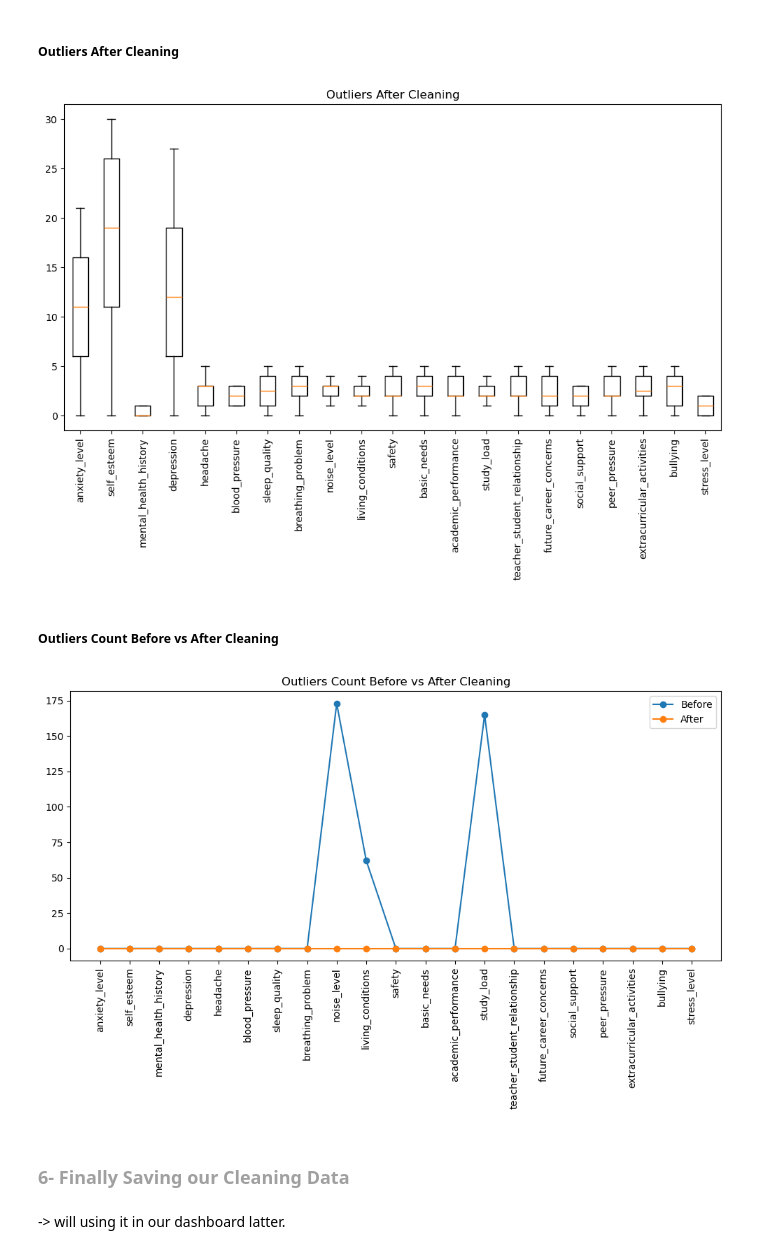
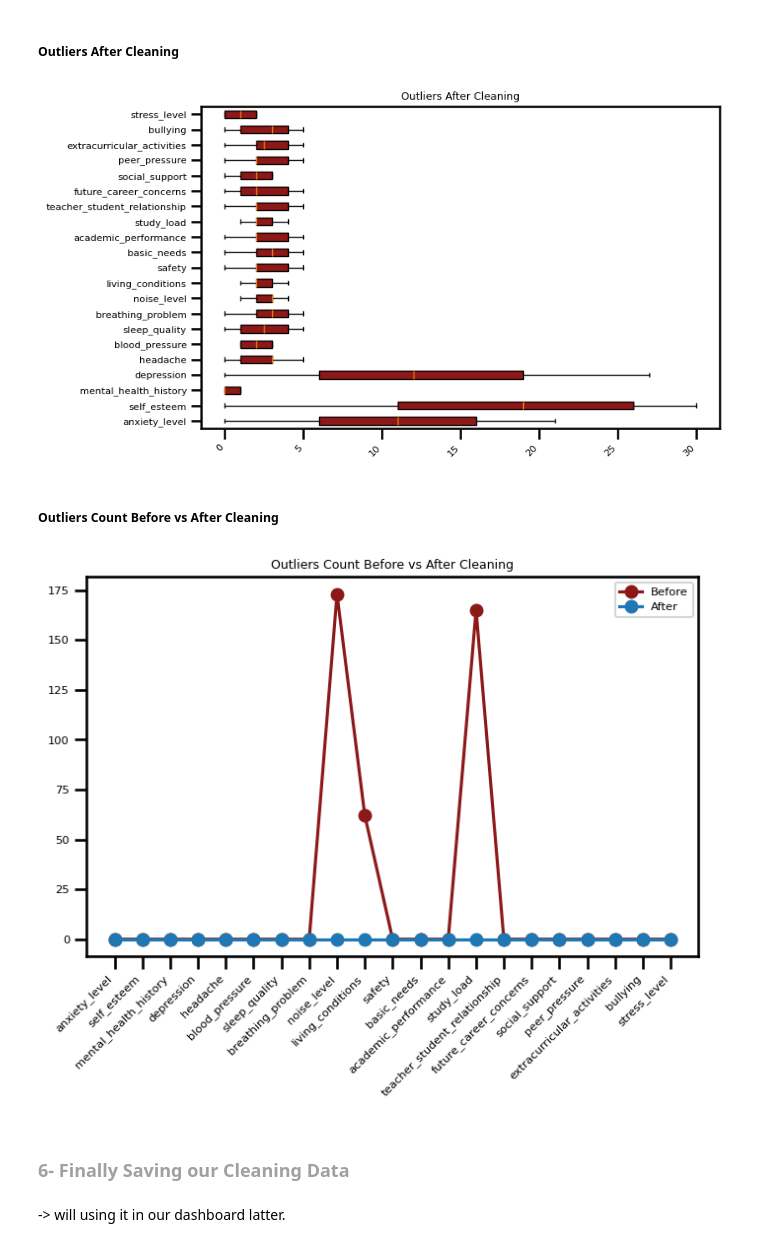
Before and after one commit to sandosaa/ML-project, a Jupyter notebook: ML project.ipynb, the cells around one changed output. Saved outputs shown, nothing was run; the diff lists cells and outputs as text; code cells hidden in the pictures.

```diff
--- a/ML project.ipynb
+++ b/ML project.ipynb
@@ -128,7 +130,7 @@ from sklearn.model_selection import train_test_split
 </h1>
 # %%
 #cspell:disable
-data = pd.read_csv(r"c:\Users\raya\Downloads\StressLevelDataset (1).csv")
+data = pd.read_csv(r"StressLevelDataset.csv")
 print ("\nDisplay The first 10 rows :")
 data.head(10)
 # %% [output]
@@ -323,25 +325,26 @@ outlier_summary
 # %% [markdown]
 ##### Outliers After Cleaning
 # %%
-plt.figure(figsize=(12, 6))
-plt.boxplot(data[numeric_cols].values, labels=numeric_cols)
+numeric_cols = data.columns
+plt.figure(figsize=(8,5))
+plt.boxplot(data[numeric_cols].values, tick_labels=numeric_cols, vert=False ,patch_artist=True, boxprops=dict(facecolor='#8C1818'))
 plt.title("Outliers After Cleaning")
-plt.xticks(rotation=90)
+plt.xticks(rotation=45, ha='right')
 plt.show()
 # %% [output]
-[figure, old version]
+[figure, new version]
 # %% [markdown]
 ##### Outliers Count Before vs After Cleaning
 # %%
-plt.figure(figsize=(12, 5))
-plt.plot(outlier_summary["Outliers Before"], marker="o")
-plt.plot(outlier_summary["Outliers After"], marker="o")
-plt.xticks(range(len(numeric_cols)), numeric_cols, rotation=90)
+plt.figure(figsize=(8,5))
+plt.plot(outlier_summary["Outliers Before"], marker="o", color= '#8C1818')
+plt.plot(outlier_summary["Outliers After"], marker="o", color= '#1F77B4')
+plt.xticks(range(len(numeric_cols)), numeric_cols, rotation=45, ha='right')
 plt.title("Outliers Count Before vs After Cleaning")
 plt.legend(["Before", "After"])
 plt.show()
 # %% [output]
-[figure, old version]
+[figure, new version]
 # %% [markdown]
 <h1 style="color:#A0A0A0; font-size:18px; text-align:center; font-weight:bold; text-align:left;">
 
```
Also changed, not shown: parts of 27 cells of this notebook, 1 other file.
